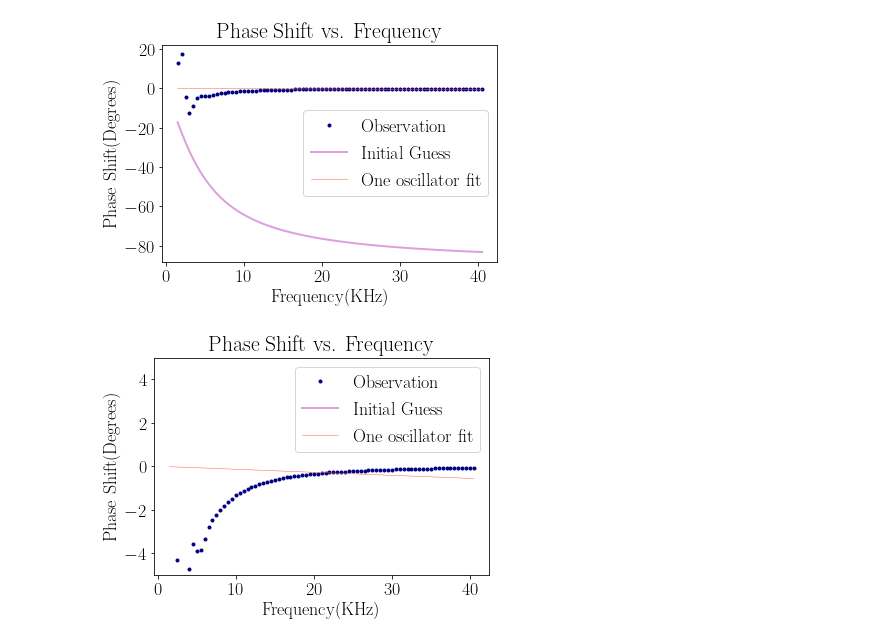
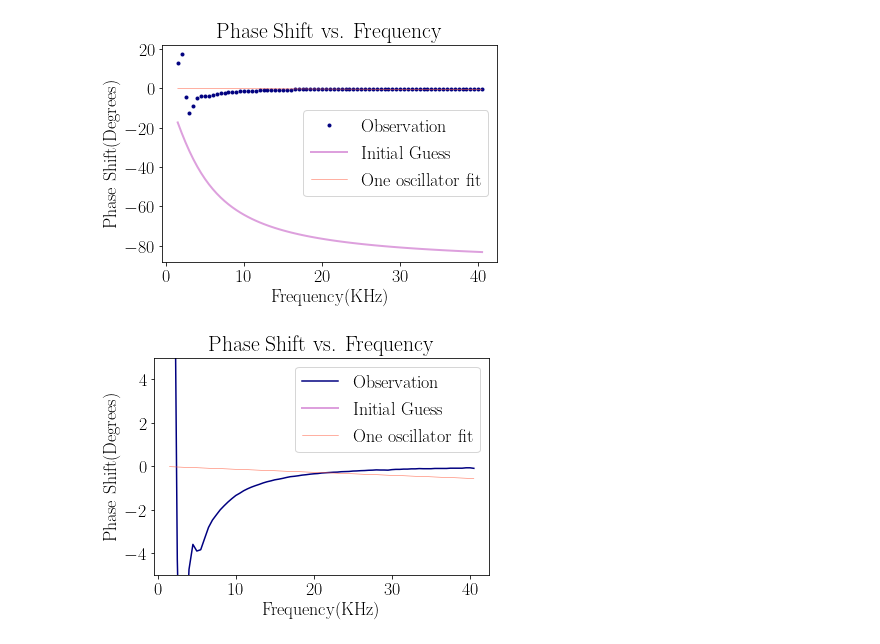
Before and after one commit to aaronkebede/PHY220, a Jupyter notebook: project-one/v2/Fitting Function.ipynb, the cells around one changed output. Saved outputs shown, nothing was run; the diff lists cells and outputs as text; code cells hidden in the pictures.

```diff
--- a/project-one/v2/Fitting Function.ipynb
+++ b/project-one/v2/Fitting Function.ipynb
@@ -154,15 +154,15 @@ plt.show()
 # %%
 # Do the same plot but zoomed in, to focus on the observation/ one oscillator fit
 
-plt.plot(lfp_frequency,lfp_phaseshift,'.', c="navy",  label="Observation")
+plt.plot(lfp_frequency,lfp_phaseshift,'-', c="navy",  label="Observation")
 plt.plot(lfp_frequency, ps_result.init_fit, '-', c="plum", label="Initial Guess", linewidth=2)
 plt.plot(lfa_frequency, ps_result.best_fit, '-', c="tomato", label="One oscillator fit", linewidth=0.5)
 plt.xlabel("Frequency(KHz)")
 plt.ylabel("Phase Shift(Degrees)")
 plt.ylim(-5,5)
 plt.title("Phase Shift vs. Frequency")
 plt.legend()
 plt.savefig("Images/Zoomed LP-Phase Shift Fit.pdf",bbox_inches='tight')
 plt.show()
 # %% [output]
-[figure, old version]
+[figure, new version]
```
Also changed, not shown: 1 other file.
